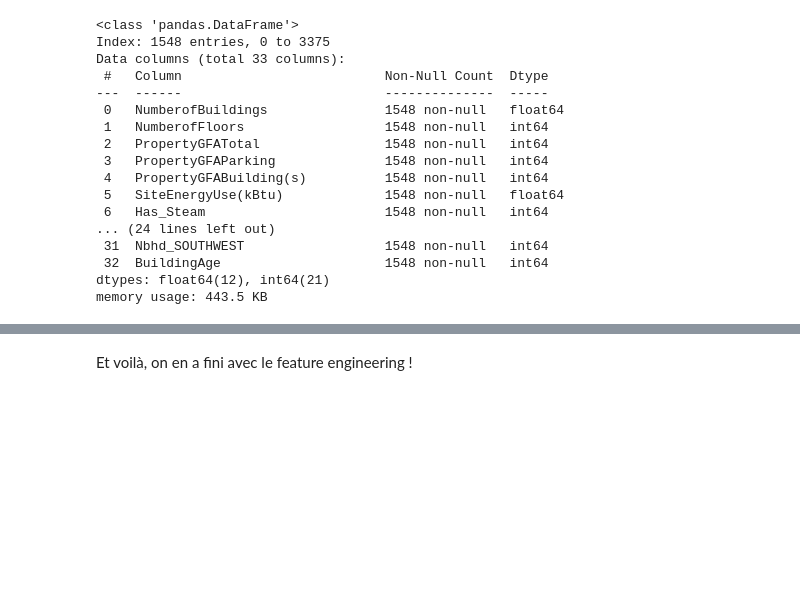
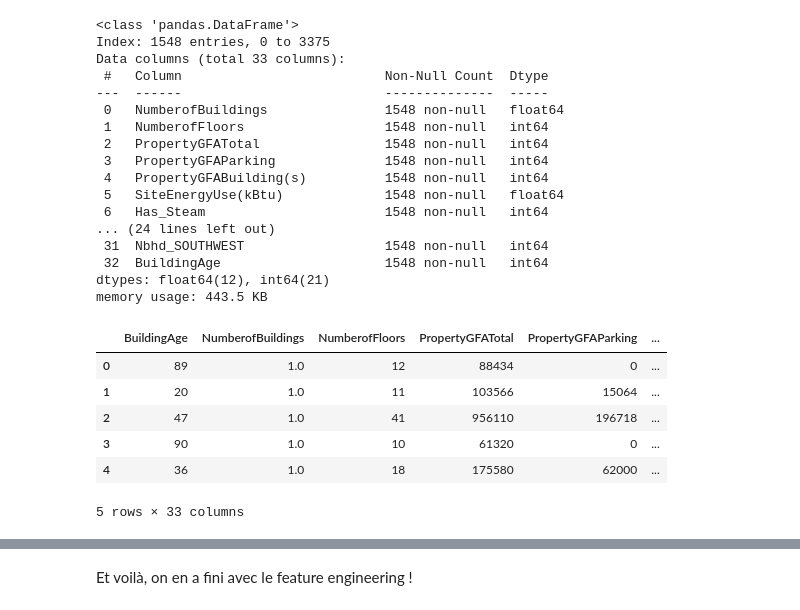
Before and after one commit to AxelFB1992/projet6, a Jupyter notebook: template_modelisation_supervisee.ipynb, the cells around one changed output, grey strips where cells are left out. Drawn from its saved outputs; the diff is of its cells as text; code cells hidden in the pictures; blank space fills up the shorter version.

```diff
--- a/template_modelisation_supervisee.ipynb
+++ b/template_modelisation_supervisee.ipynb
@@ -1507,0 +1514,10 @@ memory usage: 443.5 KB
+# %%
+filtered_20_building_consumption.head()
+# %% [output]
+|  | BuildingAge | NumberofBuildings | NumberofFloors | PropertyGFATotal | PropertyGFAParking | ... |
+| 0 | 89 | 1.0 | 12 | 88434 | 0 | ... |
+| 1 | 20 | 1.0 | 11 | 103566 | 15064 | ... |
+| 2 | 47 | 1.0 | 41 | 956110 | 196718 | ... |
+| 3 | 90 | 1.0 | 10 | 61320 | 0 | ... |
+| 4 | 36 | 1.0 | 18 | 175580 | 62000 | ... |
+5 rows × 33 columns
```
Also changed, not shown: parts of 6 cells of this notebook.
